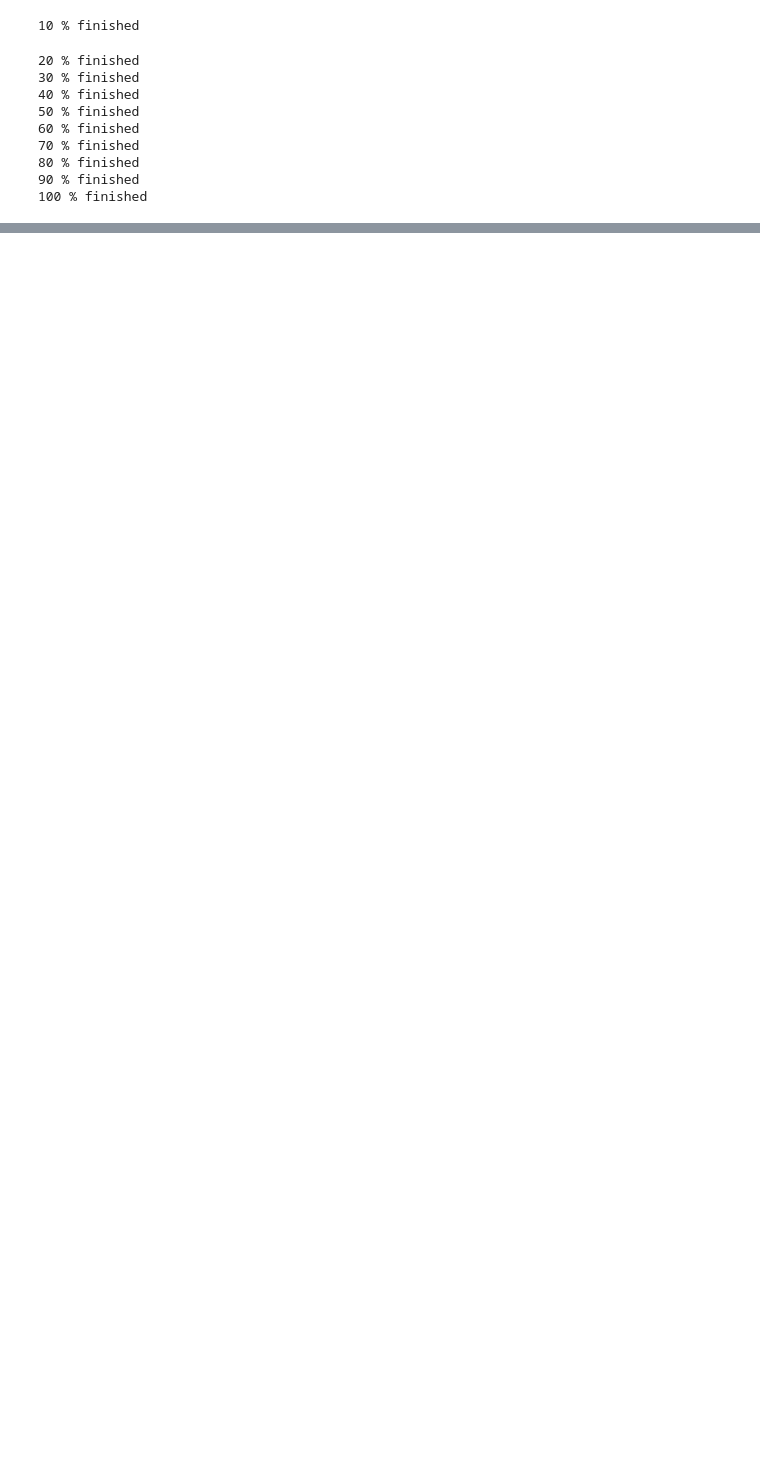
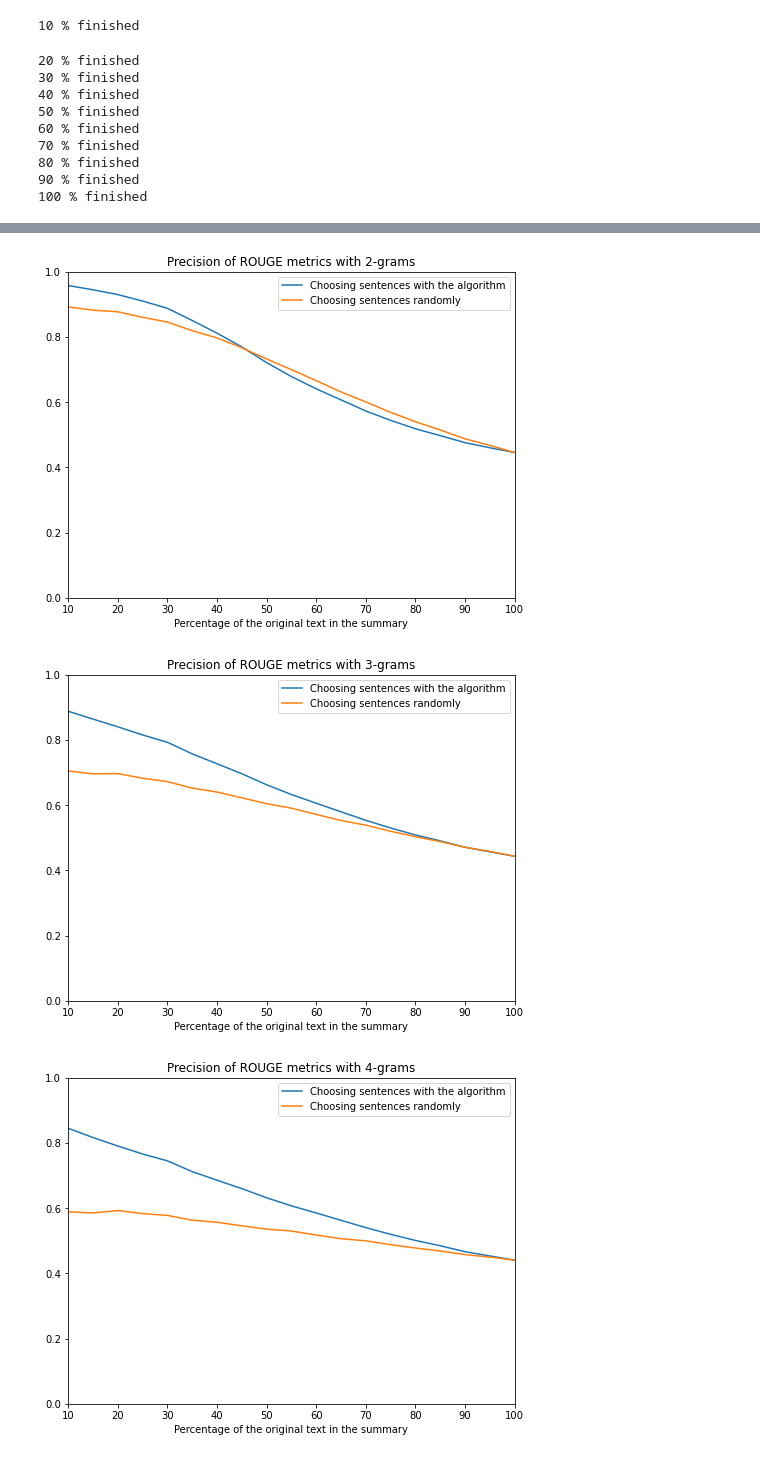
Before and after one commit to lokilone/Extractive-Summarization, a Jupyter notebook: Extractive_Summerization.ipynb, the cells around one changed output, grey strips where cells are left out. Saved outputs shown, nothing was run; the diff lists cells and outputs as text; code cells hidden in the pictures; blank space fills up the shorter version.

```diff
--- a/Extractive_Summerization.ipynb
+++ b/Extractive_Summerization.ipynb
@@ -260,7 +260,6 @@ def vectorization(tokens):
         n=0
         vectors[sentence]=np.zeros(300)
         for word in tokens[sentence]:
-            vectors[sentence]
             try :
                 vectors[sentence]+=word2vec_model[word]
                 n+=1
@@ -318,7 +311,7 @@ reference = text
 
 summary = ''
 
-for i in sorted(result):
+for i in sorted(result[:3]):
     summary+=' ' + sentences[i]
 
 print('    The summary\n', summary)
@@ -376,7 +371,7 @@ def my_summary():
         for j in range (1, 21):
 
             ### For each number of grams (1, 2, 3 or 4) we compute the Precision, Recall and the F-score according to ROUGE
-            result_tronc = sorted(result[:round(5*j*len(M)/100)])
+            result_tronc = sorted(result[:round(5*j*len(sentences)/100)])
             my_resume=''
             for k in result_tronc:
                 my_resume+=sentences[k]
@@ -547,14 +483,20 @@ Random_Recall_1, Random_Precision_1, Random_Rouge_1, Random_Recall_2, Random_Pre
 # %%
 def plot(R, R_R, n):
 
     fig=plt.figure(figsize=(8,6))
     sns.lineplot(x=5*np.arange(1,21), y=R, label='Choosing sentences with the algorithm');
     sns.lineplot(x=5*np.arange(1,21), y=R_R, label='Choosing sentences randomly');
     plt.xlabel('Percentage of the original text in the summary')
+    plt.ylim(0,1)
+    plt.xlim(10,100)
     plt.title('Precision of ROUGE metrics with {}-grams'.format(n))
 
 plot(Precision_2, Random_Precision_2, 2)
 plot(Precision_3, Random_Precision_3, 3)
 plot(Precision_4, Random_Precision_4, 4)
 
 plt.show()
+# %% [output]
+[figure, added]
+[figure, added]
+[figure, added]
```
Also changed, not shown: parts of 15 cells of this notebook.
